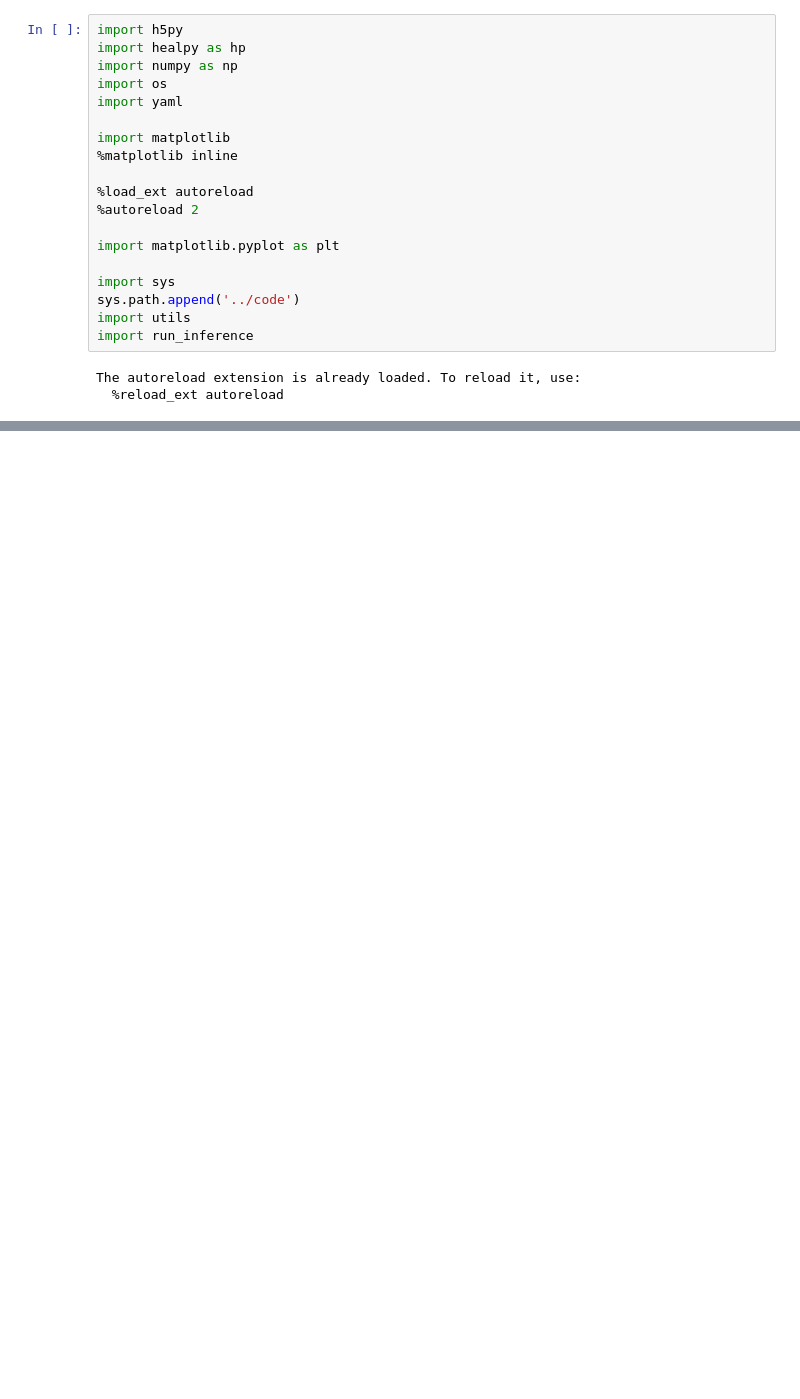
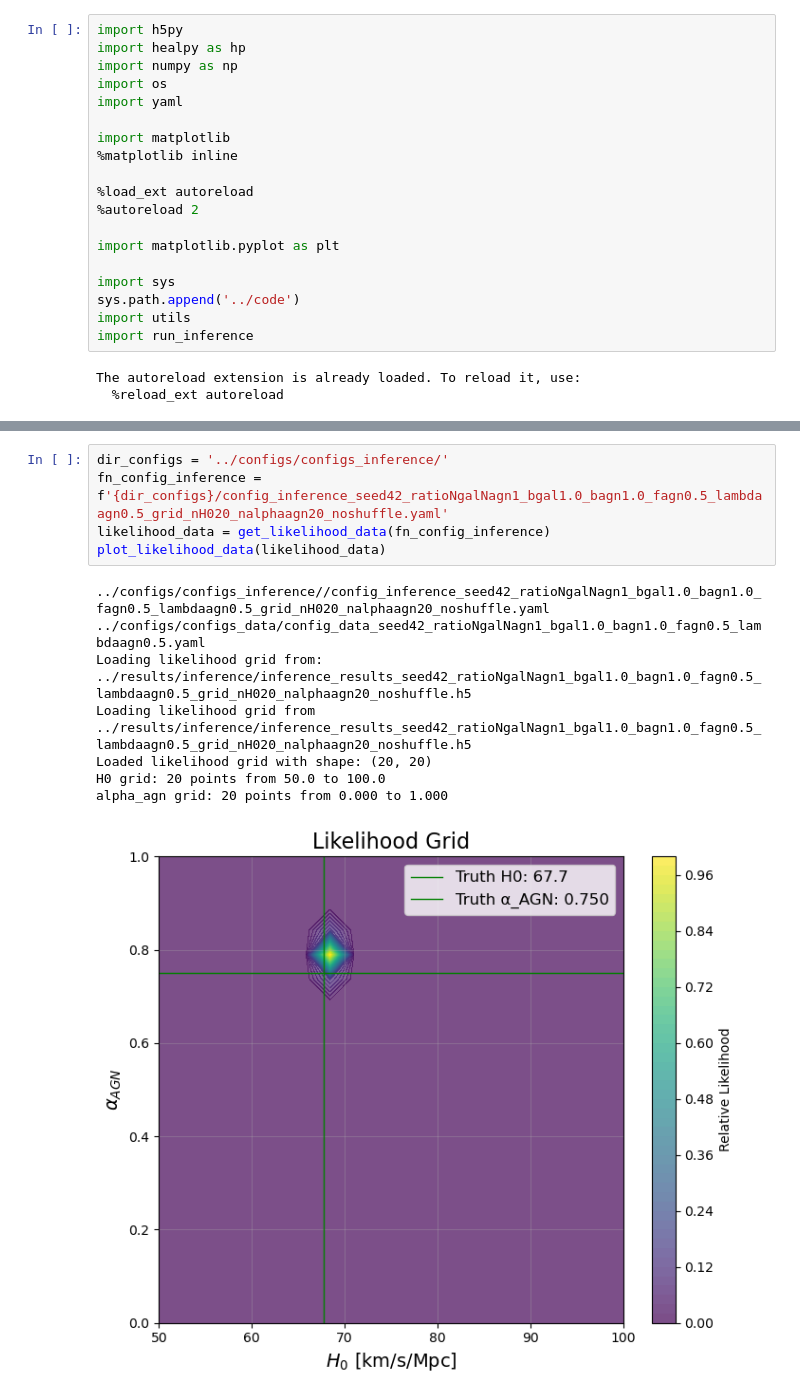
Before and after one commit to kstoreyf/gws-agn, a Jupyter notebook: notebooks/2025-12-15_compare_inferences.ipynb, the cells around one changed output, grey strips where cells are left out. Drawn from its saved outputs; the diff is of its cells as text; blank space fills up the shorter version.

Commit message:
figured out likelihood plotting issue, things making sense

```diff
--- a/notebooks/2025-12-15_compare_inferences.ipynb
+++ b/notebooks/2025-12-15_compare_inferences.ipynb
@@ -99,0 +142,14 @@ alpha_agn grid: 30 points from 0.000 to 1.000
+# %%
+dir_configs = '../configs/configs_inference/'
+fn_config_inference = f'{dir_configs}/config_inference_seed42_ratioNgalNagn1_bgal1.0_bagn1.0_fagn0.5_lambdaagn0.5_grid_nH020_nalphaagn20_noshuffle.yaml'
+likelihood_data = get_likelihood_data(fn_config_inference)
+plot_likelihood_data(likelihood_data)
+# %% [output]
+../configs/configs_inference//config_inference_seed42_ratioNgalNagn1_bgal1.0_bagn1.0_fagn0.5_lambdaagn0.5_grid_nH020_nalphaagn20_noshuffle.yaml
+../configs/configs_data/config_data_seed42_ratioNgalNagn1_bgal1.0_bagn1.0_fagn0.5_lambdaagn0.5.yaml
+Loading likelihood grid from: ../results/inference/inference_results_seed42_ratioNgalNagn1_bgal1.0_bagn1.0_fagn0.5_lambdaagn0.5_grid_nH020_nalphaagn20_noshuffle.h5
+Loading likelihood grid from ../results/inference/inference_results_seed42_ratioNgalNagn1_bgal1.0_bagn1.0_fagn0.5_lambdaagn0.5_grid_nH020_nalphaagn20_noshuffle.h5
+Loaded likelihood grid with shape: (20, 20)
+H0 grid: 20 points from 50.0 to 100.0
+alpha_agn grid: 20 points from 0.000 to 1.000
+[figure, added]
```
Also changed, not shown: parts of 26 cells of this notebook, 4 other files.
